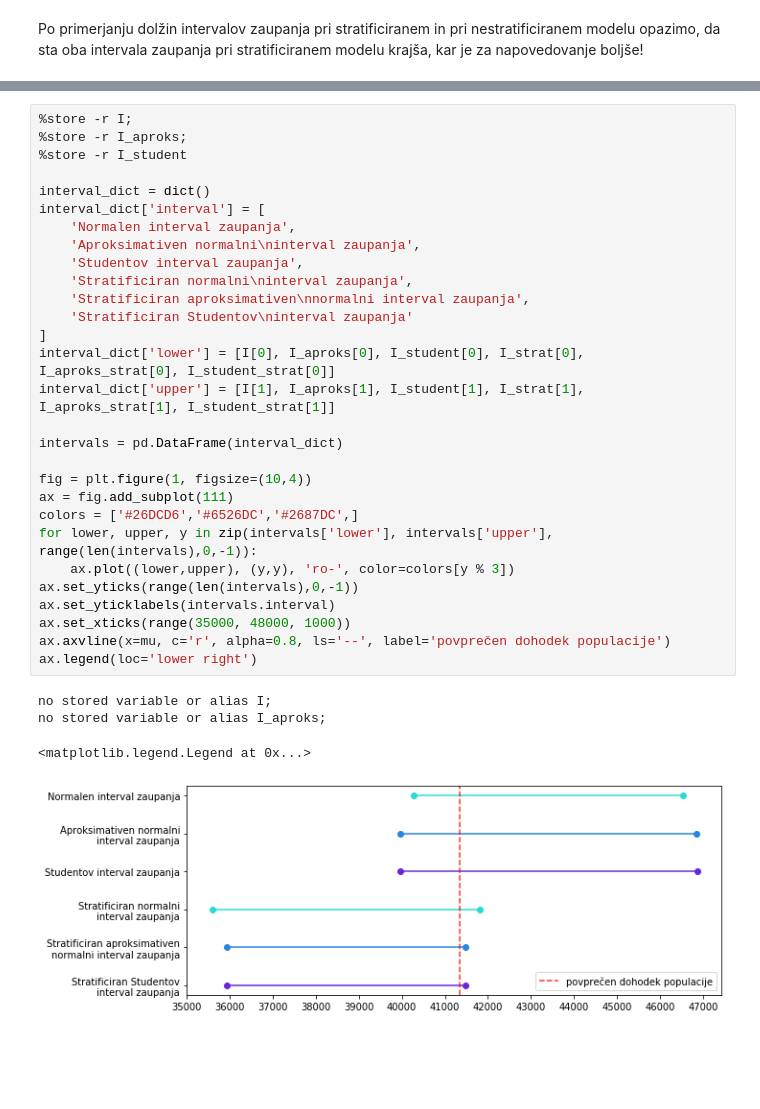
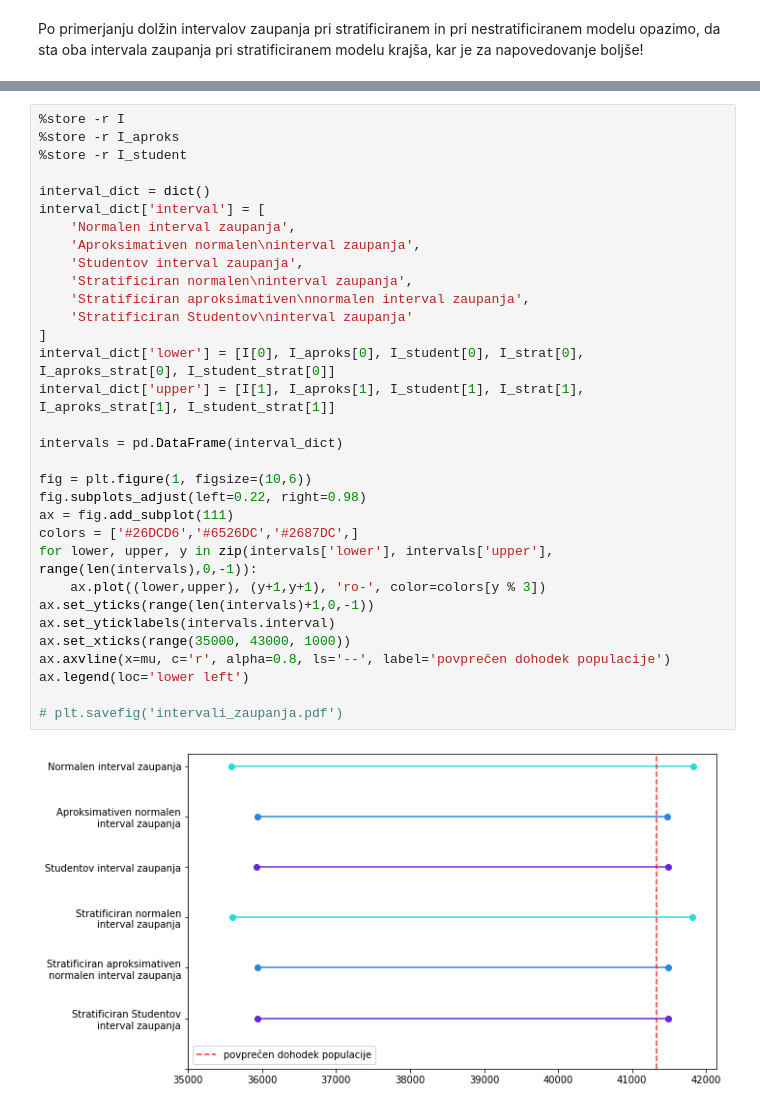
Before and after one commit to kazi99/STAT-seminarska, a Jupyter notebook: naloga_1b.ipynb, the cells around one changed output, grey strips where cells are left out. Cells and saved outputs as stored; diff of their text form; blank space fills up the shorter version.

```diff
--- a/naloga_1b.ipynb
+++ b/naloga_1b.ipynb
@@ -140,34 +142,34 @@ print(counter)
 # %%
-%store -r I;
-%store -r I_aproks;
+%store -r I
+%store -r I_aproks
 %store -r I_student
 
 interval_dict = dict()
 interval_dict['interval'] = [
     'Normalen interval zaupanja',
-    'Aproksimativen normalni\ninterval zaupanja',
+    'Aproksimativen normalen\ninterval zaupanja',
     'Studentov interval zaupanja',
-    'Stratificiran normalni\ninterval zaupanja',
-    'Stratificiran aproksimativen\nnormalni interval zaupanja',
+    'Stratificiran normalen\ninterval zaupanja',
+    'Stratificiran aproksimativen\nnormalen interval zaupanja',
     'Stratificiran Studentov\ninterval zaupanja'
 ]
 interval_dict['lower'] = [I[0], I_aproks[0], I_student[0], I_strat[0], I_aproks_strat[0], I_student_strat[0]]
 interval_dict['upper'] = [I[1], I_aproks[1], I_student[1], I_strat[1], I_aproks_strat[1], I_student_strat[1]]
 
 intervals = pd.DataFrame(interval_dict)
 
-fig = plt.figure(1, figsize=(10,4))
+fig = plt.figure(1, figsize=(10,6))
+fig.subplots_adjust(left=0.22, right=0.98)
 ax = fig.add_subplot(111)
 colors = ['#26DCD6','#6526DC','#2687DC',]
 for lower, upper, y in zip(intervals['lower'], intervals['upper'], range(len(intervals),0,-1)):
-    ax.plot((lower,upper), (y,y), 'ro-', color=colors[y % 3])
-ax.set_yticks(range(len(intervals),0,-1))
+    ax.plot((lower,upper), (y+1,y+1), 'ro-', color=colors[y % 3])
+ax.set_yticks(range(len(intervals)+1,0,-1))
 ax.set_yticklabels(intervals.interval)
-ax.set_xticks(range(35000, 48000, 1000))
+ax.set_xticks(range(35000, 43000, 1000))
 ax.axvline(x=mu, c='r', alpha=0.8, ls='--', label='povprečen dohodek populacije')
-ax.legend(loc='lower right')
+ax.legend(loc='lower left')
+
+# plt.savefig('intervali_zaupanja.pdf')
 # %% [output]
-no stored variable or alias I;
-no stored variable or alias I_aproks;
-<matplotlib.legend.Legend at 0x...>
-[figure, old version]
+[figure, new version]
```
Also changed, not shown: parts of 2 cells of this notebook, 4 other files.
